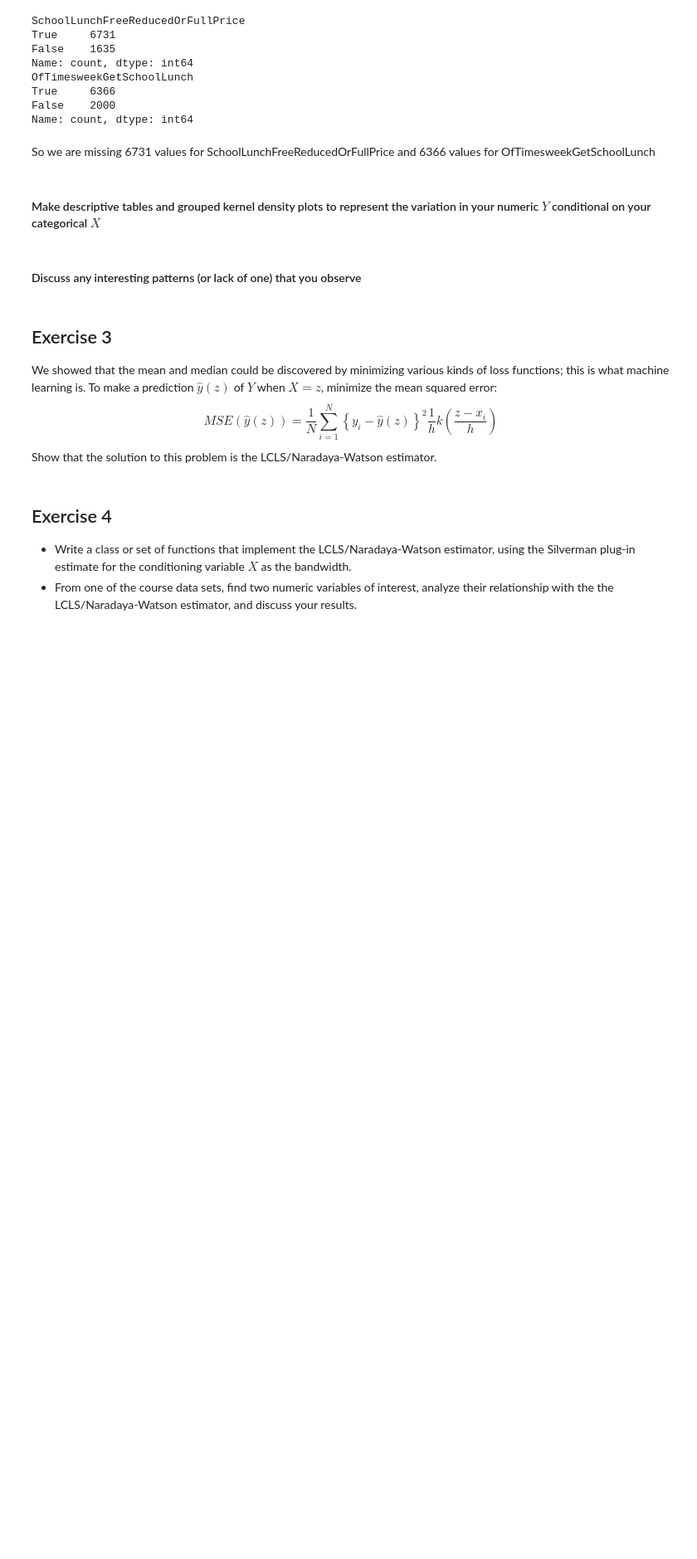
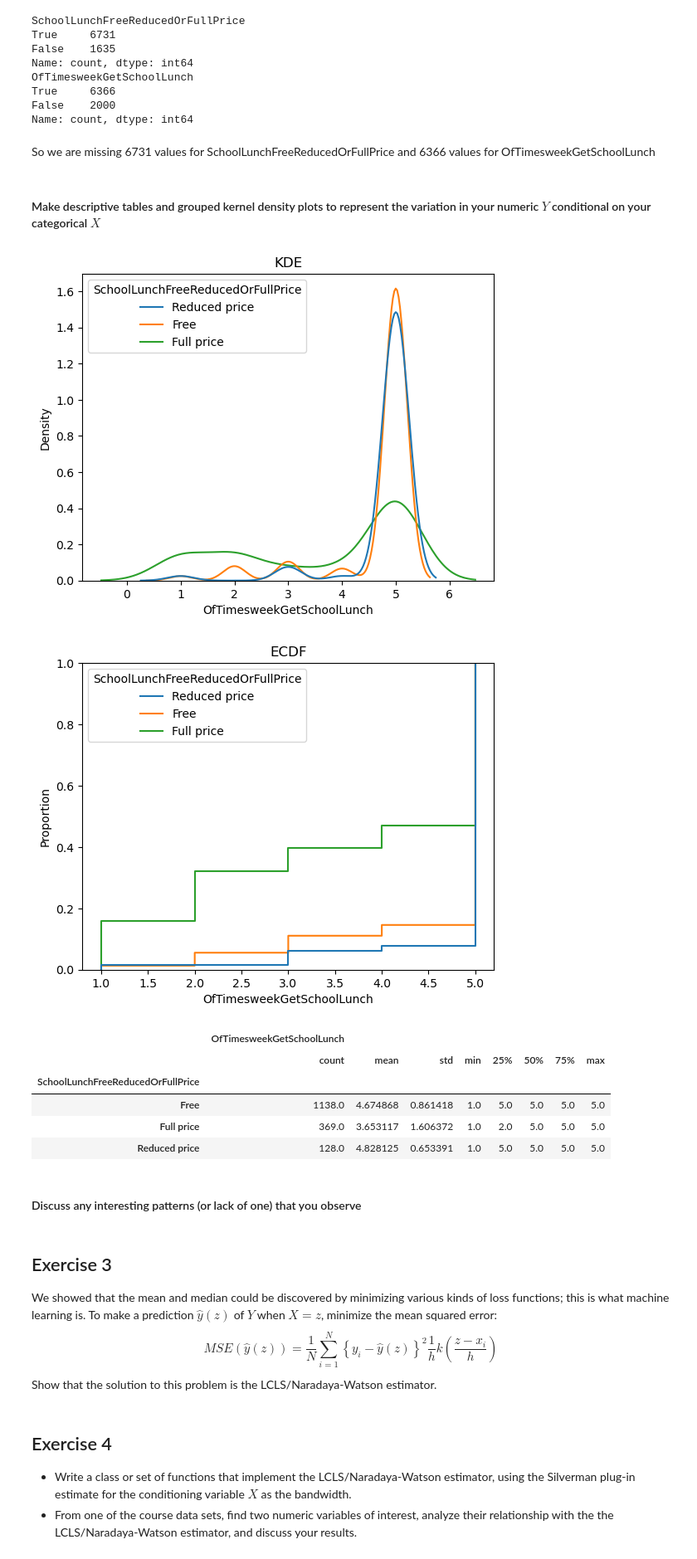
Before and after one commit to ssegaloff/UU_Assignment_3, a Jupyter notebook: assignment_3.ipynb, the cells around one changed output. Shown: that part at 83% size. Cells and saved outputs as stored; diff of their text form; code cells hidden in the pictures; blank space fills up the shorter version.

```diff
--- a/assignment_3.ipynb
+++ b/assignment_3.ipynb
@@ -148,6 +148,25 @@ Name: count, dtype: int64
 So we are missing 6731 values for SchoolLunchFreeReducedOrFullPrice and 6366 values for OfTimesweekGetSchoolLunch
 # %% [markdown]
 #### Make descriptive tables and grouped kernel density plots to represent the variation in your numeric $Y$ conditional on your categorical $X$
+# %%
+lunchcost = 'SchoolLunchFreeReducedOrFullPrice'
+
+sns.kdeplot( data=ndf, x='OfTimesweekGetSchoolLunch', hue=lunchcost, common_norm=False ).set(title='KDE') # common_norm=False means each curve is normalized independently
+plt.show()
+sns.ecdfplot( data=ndf, x='OfTimesweekGetSchoolLunch', hue=lunchcost).set(title='ECDF')
+plt.show()
+ndf.loc[:,['OfTimesweekGetSchoolLunch', lunchcost]].groupby(lunchcost).describe()
+
+# SHOULD THIS BE LOG of timesweek or not?
+# %% [output]
+[figure, added]
+[figure, added]
+|  | OfTimesweekGetSchoolLunch |  |  |  |  |  |  |  |
+|  | count | mean | std | min | 25% | 50% | 75% | max |
+| SchoolLunchFreeReducedOrFullPrice |  |  |  |  |  |  |  |  |
+| Free | 1138.0 | 4.674868 | 0.861418 | 1.0 | 5.0 | 5.0 | 5.0 | 5.0 |
+| Full price | 369.0 | 3.653117 | 1.606372 | 1.0 | 2.0 | 5.0 | 5.0 | 5.0 |
+| Reduced price | 128.0 | 4.828125 | 0.653391 | 1.0 | 5.0 | 5.0 | 5.0 | 5.0 |
 # %% [markdown]
 #### Discuss any interesting patterns (or lack of one) that you observe
 # %% [markdown]
```
